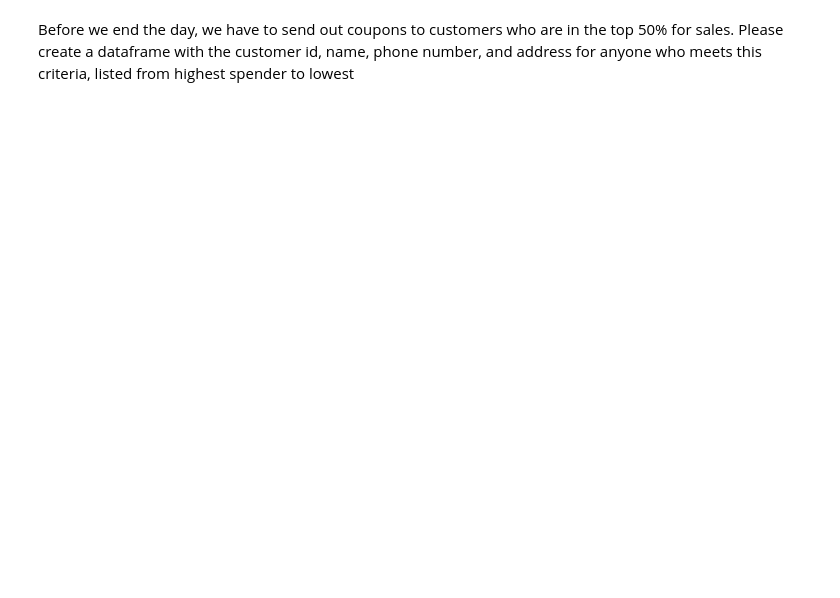
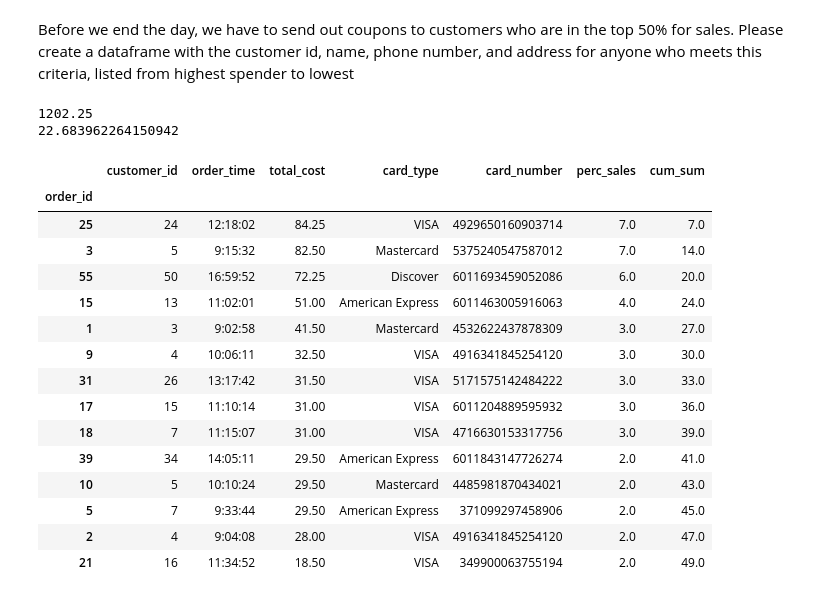
Before and after one commit to Tylervodden98/Pizza-Data-Cleaning, a Jupyter notebook: PandasPizzeria.ipynb, the cells around one changed output. Drawn from its saved outputs; the diff is of its cells as text; code cells hidden in the pictures; blank space fills up the shorter version.

```diff
--- a/PandasPizzeria.ipynb
+++ b/PandasPizzeria.ipynb
@@ -401,5 +516,41 @@ Discover is charging us too high of a processing fee to accept their cards, so w
 ![image.png](embedded-picture-1)
 # %% [markdown]
 Before we end the day, we have to send out coupons to customers who are in the top 50% for sales. Please create a dataframe with the customer id, name, phone number, and address for anyone who meets this criteria, listed from highest spender to lowest
+# %%
+#Find top 50% in sales by cost_total
+top_sales = orders_pizza_topping_cust.sort_values(by='total_cost',ascending=False)
+sum_cost = top_sales['total_cost'].sum()
+avg_cost = top_sales['total_cost'].mean()
+print(sum_cost)
+print(avg_cost)
+top_sales['perc_sales'] = (top_sales['total_cost']/sum_cost * 100).round()
+
+#Use Cumulative sum to find top 50%
+top_sales['cum_sum'] = top_sales['perc_sales'].cumsum()
+
+#Rid of all not in top 50%
+top_sales = top_sales[top_sales['cum_sum'] < 50]
+
+#Now top_sales are only consisting of those who makeup top 50% of sales
+top_sales
+# %% [output]
+1202.25
+22.683962264150942
+|  | customer_id | order_time | total_cost | card_type | card_number | perc_sales | cum_sum |
+| order_id |  |  |  |  |  |  |  |
+| 25 | 24 | 12:18:02 | 84.25 | VISA | 4929650160903714 | 7.0 | 7.0 |
+| 3 | 5 | 9:15:32 | 82.50 | Mastercard | 5375240547587012 | 7.0 | 14.0 |
+| 55 | 50 | 16:59:52 | 72.25 | Discover | 6011693459052086 | 6.0 | 20.0 |
+| 15 | 13 | 11:02:01 | 51.00 | American Express | 6011463005916063 | 4.0 | 24.0 |
+| 1 | 3 | 9:02:58 | 41.50 | Mastercard | 4532622437878309 | 3.0 | 27.0 |
+| 9 | 4 | 10:06:11 | 32.50 | VISA | 4916341845254120 | 3.0 | 30.0 |
+| 31 | 26 | 13:17:42 | 31.50 | VISA | 5171575142484222 | 3.0 | 33.0 |
+| 17 | 15 | 11:10:14 | 31.00 | VISA | 6011204889595932 | 3.0 | 36.0 |
+| 18 | 7 | 11:15:07 | 31.00 | VISA | 4716630153317756 | 3.0 | 39.0 |
+| 39 | 34 | 14:05:11 | 29.50 | American Express | 6011843147726274 | 2.0 | 41.0 |
+| 10 | 5 | 10:10:24 | 29.50 | Mastercard | 4485981870434021 | 2.0 | 43.0 |
+| 5 | 7 | 9:33:44 | 29.50 | American Express | 371099297458906 | 2.0 | 45.0 |
+| 2 | 4 | 9:04:08 | 28.00 | VISA | 4916341845254120 | 2.0 | 47.0 |
+| 21 | 16 | 11:34:52 | 18.50 | VISA | 349900063755194 | 2.0 | 49.0 |
 # %% [markdown]
 ![image.png](embedded-picture-1)
```
Also changed, not shown: parts of 3 cells of this notebook.
